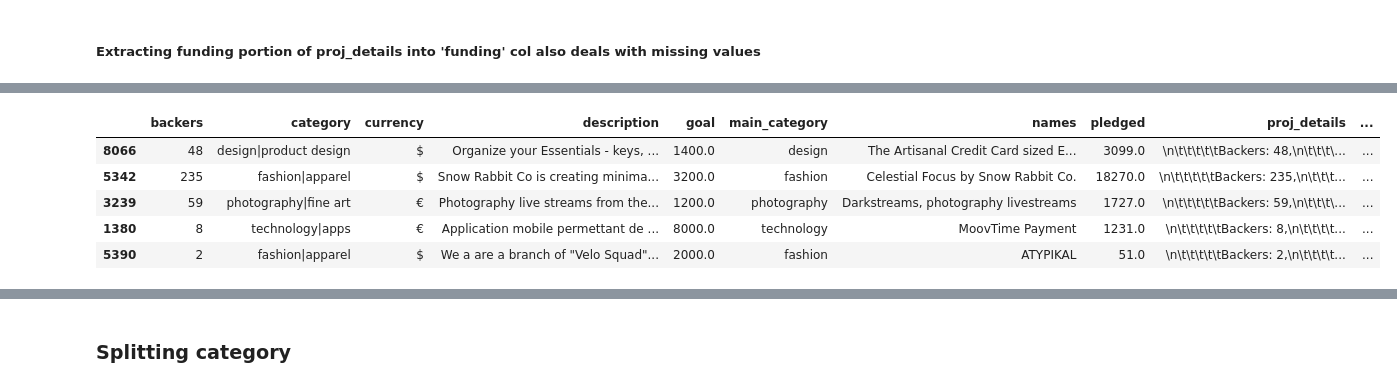
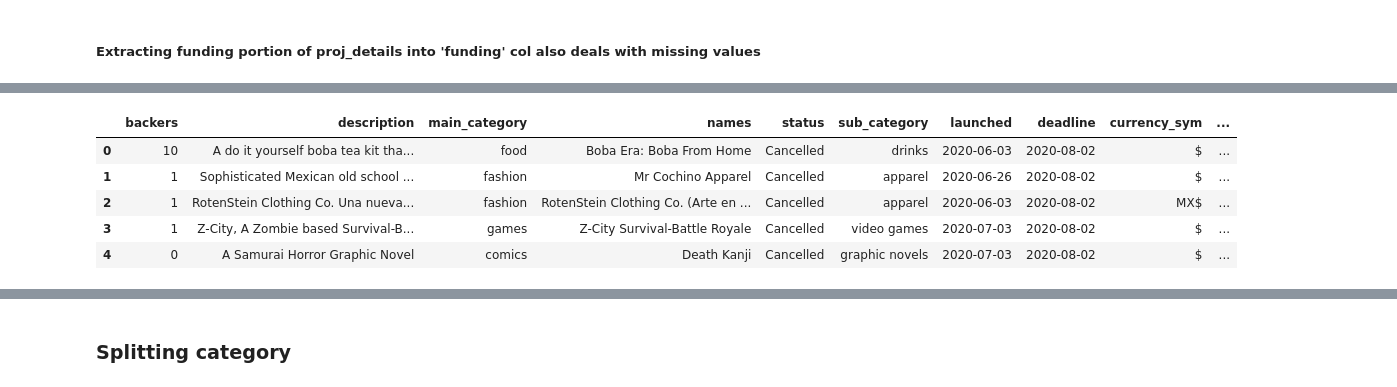
Before and after one commit to JudyChungJ/kicktraq_web_scrape, a Jupyter notebook: kicktraq.ipynb, the cells around one changed output, grey strips where cells are left out. Cells and saved outputs as stored; diff of their text form; code cells hidden in the pictures.

```diff
--- a/kicktraq.ipynb
+++ b/kicktraq.ipynb
@@ -114,0 +116,9 @@ Name: funding, Length: 10495, dtype: object
+# %%
+# turn funding into tuple (currency, pledged, goal) take into account None types in list comprehension
+dfn['funding'] = [None if el==None else re.findall('(\D*)(\d*) of \D*(\d*) \(', el)[0] for el in dfn['funding']]
+# %%
+# splitting tuple into columns in new dfn_fund
+dfn_fund = dfn['funding'].apply(pd.Series)
+# %%
+# renaming columns
+dfn_fund.columns=['currency_sym', 'pledged', 'goal']
@@ -115,9 +134,12 @@ Name: funding, Length: 10495, dtype: object
+# %%
+# concat dfn and dfn_fund and drop unnecessary columns
+dfn = pd.concat([dfn, dfn_fund], axis = 1).drop(['proj_details', 'category', 'campaign_dates', 'funding'], axis = 1)
 # %%
-dfn.sample(5)
+dfn.head(5)
 # %% [output]
-|  | backers | category | currency | description | goal | main_category | names | pledged | proj_details | ... |
-| 8066 | 48 | design|product design | $ | Organize your Essentials - keys, ... | 1400.0 | design | The Artisanal Credit Card sized E... | 3099.0 | \n\t\t\t\t\tBackers: 48,\n\t\t\t\... | ... |
-| 5342 | 235 | fashion|apparel | $ | Snow Rabbit Co is creating minima... | 3200.0 | fashion | Celestial Focus by Snow Rabbit Co. | 18270.0 | \n\t\t\t\t\tBackers: 235,\n\t\t\t... | ... |
-| 3239 | 59 | photography|fine art | € | Photography live streams from the... | 1200.0 | photography | Darkstreams, photography livestreams | 1727.0 | \n\t\t\t\t\tBackers: 59,\n\t\t\t\... | ... |
-| 1380 | 8 | technology|apps | € | Application mobile permettant de ... | 8000.0 | technology | MoovTime Payment | 1231.0 | \n\t\t\t\t\tBackers: 8,\n\t\t\t\t... | ... |
-| 5390 | 2 | fashion|apparel | $ | We a are a branch of "Velo Squad"... | 2000.0 | fashion | ATYPIKAL | 51.0 | \n\t\t\t\t\tBackers: 2,\n\t\t\t\t... | ... |
+|  | backers | description | main_category | names | status | sub_category | launched | deadline | currency_sym | ... |
+| 0 | 10 | A do it yourself boba tea kit tha... | food | Boba Era: Boba From Home | Cancelled | drinks | 2020-06-03 | 2020-08-02 | $ | ... |
+| 1 | 1 | Sophisticated Mexican old school ... | fashion | Mr Cochino Apparel | Cancelled | apparel | 2020-06-26 | 2020-08-02 | $ | ... |
+| 2 | 1 | RotenStein Clothing Co. Una nueva... | fashion | RotenStein Clothing Co. (Arte en ... | Cancelled | apparel | 2020-06-03 | 2020-08-02 | MX$ | ... |
+| 3 | 1 | Z-City, A Zombie based Survival-B... | games | Z-City Survival-Battle Royale | Cancelled | video games | 2020-07-03 | 2020-08-02 | $ | ... |
+| 4 | 0 | A Samurai Horror Graphic Novel | comics | Death Kanji | Cancelled | graphic novels | 2020-07-03 | 2020-08-02 | $ | ... |
```
Also changed, not shown: parts of 43 cells of this notebook.
